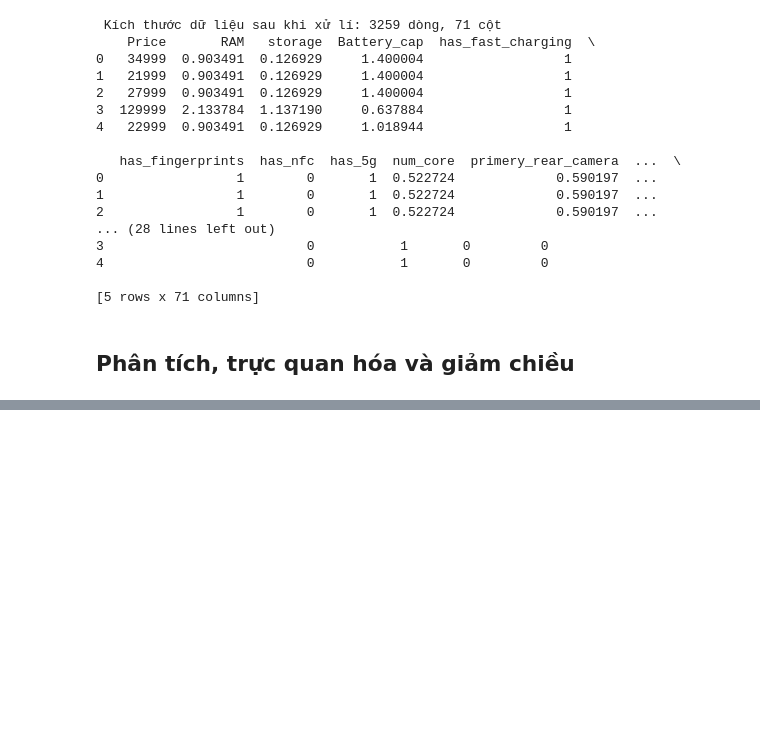
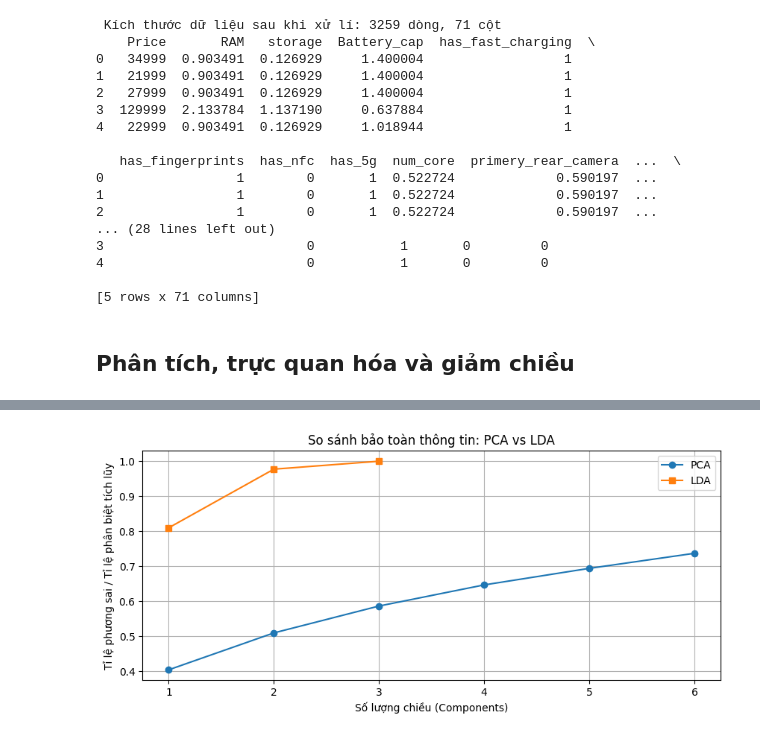
Before and after one commit to grst0610/Machine-learning, a Jupyter notebook: clean_data.ipynb, the cells around one changed output, grey strips where cells are left out. Cells and saved outputs as stored; diff of their text form; code cells hidden in the pictures; blank space fills up the shorter version.

```diff
--- a/clean_data.ipynb
+++ b/clean_data.ipynb
@@ -146,3 +145,34 @@ print(df.head())
 [5 rows x 71 columns]
 # %% [markdown]
 ## Phân tích, trực quan hóa và giảm chiều
+# %%
+import numpy as np
+import matplotlib.pyplot as plt
+import seaborn as sns
+from sklearn.decomposition import PCA
+from sklearn.discriminant_analysis import LinearDiscriminantAnalysis
+import warnings
+warnings.filterwarnings('ignore')
+
+# GIẢM CHIỀU BẰNG 2 PHƯƠNG PHÁP (PCA & LDA)
+X = df.drop(columns=['Price'])
+y = df['Price']
+
+# Tạo y_class (phân loại giá thành 4 nhóm) để chạy thuật toán LDA
+y_class = pd.qcut(df['Price'], q=4, labels=['Low', 'Medium-Low', 'Medium-High', 'High'])
+print(f"Kích thước dữ liệu gốc: {X.shape}")
+
+# Giảm chiều bằng PCA (6 chiều)
+pca = PCA(n_components=6, random_state=42)
+X_pca = pca.fit_transform(X)
+
+# Giảm chiều bằng LDA (3 chiều)
+lda = LinearDiscriminantAnalysis(n_components=3)
+X_lda = lda.fit_transform(X, y_class)
+
+# Xác định lượng thông tin được bảo tồn (Explained Variance)
+print(f"PCA (6 chiều đầu) - % từng chiều: {pca.explained_variance_ratio_ * 100}")
+print(f"PCA - Tổng thông tin giữ lại ở 6 chiều: {sum(pca.explained_variance_ratio_) * 100:.2f}%\n")
+
+print(f"LDA (3 chiều) - % từng chiều: {lda.explained_variance_ratio_ * 100}")
+print(f"LDA - Tổng khả năng phân biệt lớp ở 3 chiều: {sum(lda.explained_variance_ratio_) * 100:.2f}%")
@@ -148,0 +186,13 @@ print(df.head())
+# %%
+# Vẽ đồ thị Explained Variance
+plt.figure(figsize=(10, 4))
+plt.plot(range(1, 7), np.cumsum(pca.explained_variance_ratio_), marker='o', label='PCA')
+plt.plot(range(1, 4), np.cumsum(lda.explained_variance_ratio_), marker='s', label='LDA')
+plt.xlabel('Số lượng chiều (Components)')
+plt.ylabel('Tỉ lệ phương sai / Tỉ lệ phân biệt tích lũy')
+plt.title('So sánh bảo toàn thông tin: PCA vs LDA')
+plt.legend()
+plt.grid(True)
+plt.show()
+# %% [output]
+[figure, added]
```
Also changed, not shown: parts of 5 cells of this notebook.
